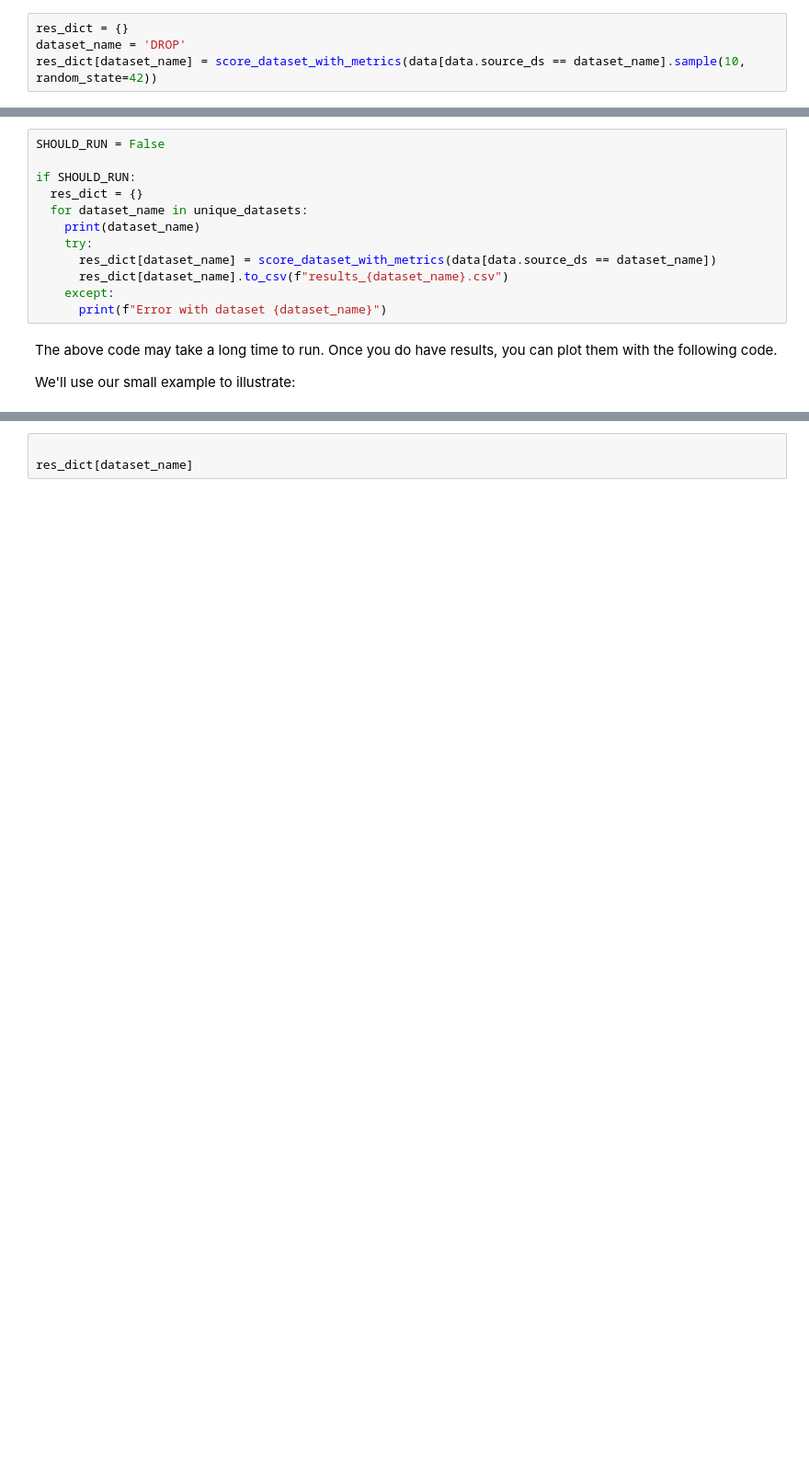
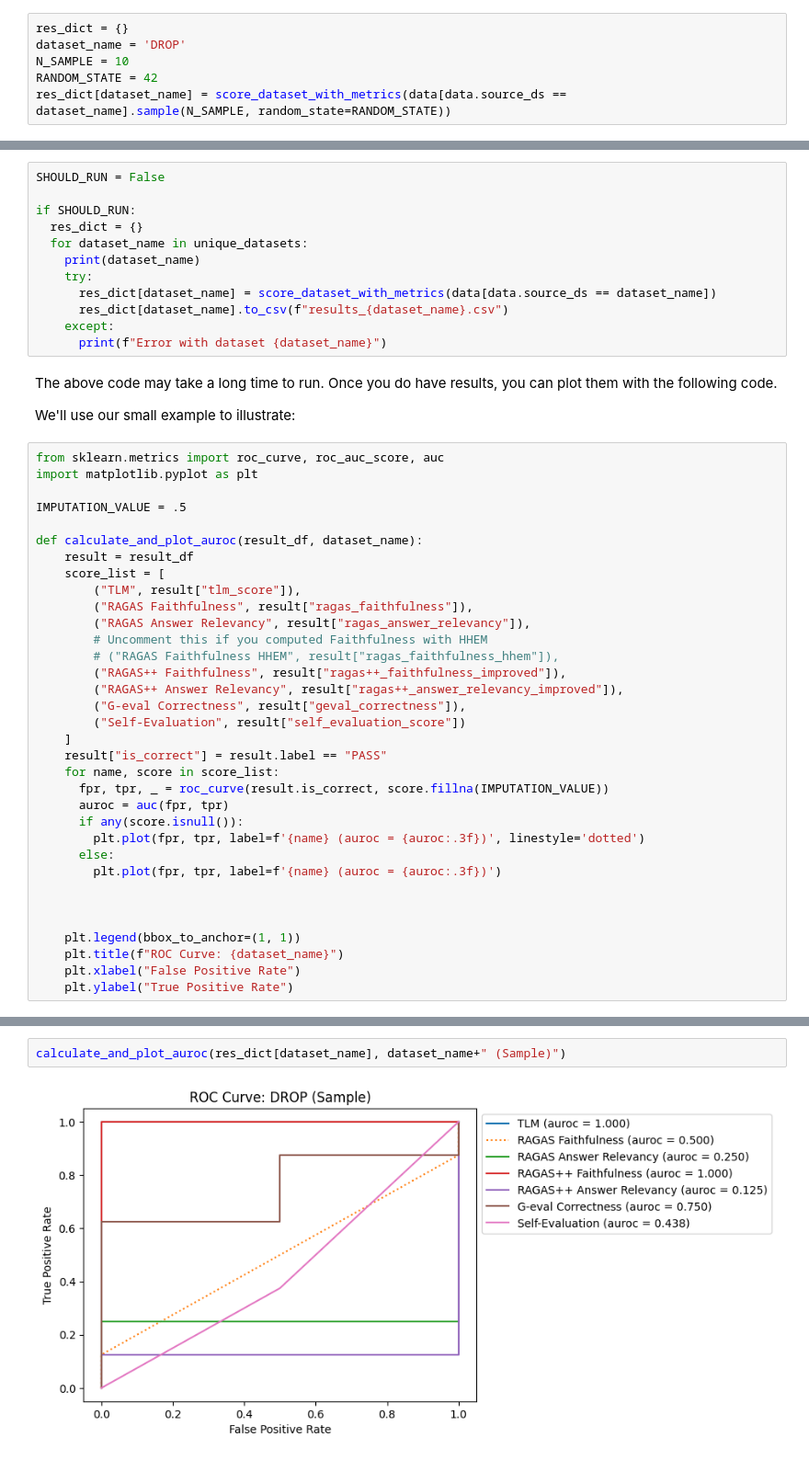
Before and after one commit to cleanlab/cleanlab-tools, a Jupyter notebook: benchmarking_hallucination_metrics/benchmark_hallucination_metrics.ipynb, the cells around one changed output, grey strips where cells are left out. Shown at 92% size. Saved outputs shown, nothing was run; the diff lists cells and outputs as text; blank space fills up the shorter version.

```diff
--- a/benchmarking_hallucination_metrics/benchmark_hallucination_metrics.ipynb
+++ b/benchmarking_hallucination_metrics/benchmark_hallucination_metrics.ipynb
@@ -335,5 +320,7 @@ Here we conduct a test run on a small subsection of the dataset:
 # %%
 res_dict = {}
 dataset_name = 'DROP'
-res_dict[dataset_name] = score_dataset_with_metrics(data[data.source_ds == dataset_name].sample(10, random_state=42))
+N_SAMPLE = 10
+RANDOM_STATE = 42
+res_dict[dataset_name] = score_dataset_with_metrics(data[data.source_ds == dataset_name].sample(N_SAMPLE, random_state=RANDOM_STATE))
 # %% [output]
@@ -378,3 +376,37 @@ if SHOULD_RUN:
 The above code may take a long time to run. Once you do have results, you can plot them with the following code.
 
 We'll use our small example to illustrate:
+# %%
+from sklearn.metrics import roc_curve, roc_auc_score, auc
+import matplotlib.pyplot as plt
+
+IMPUTATION_VALUE = .5
+
+def calculate_and_plot_auroc(result_df, dataset_name):
+    result = result_df
+    score_list = [
+        ("TLM", result["tlm_score"]),
+        ("RAGAS Faithfulness", result["ragas_faithfulness"]),
+        ("RAGAS Answer Relevancy", result["ragas_answer_relevancy"]),
+        # Uncomment this if you computed Faithfulness with HHEM
+        # ("RAGAS Faithfulness HHEM", result["ragas_faithfulness_hhem"]),
+        ("RAGAS++ Faithfulness", result["ragas++_faithfulness_improved"]),
+        ("RAGAS++ Answer Relevancy", result["ragas++_answer_relevancy_improved"]),
+        ("G-eval Correctness", result["geval_correctness"]),
+        ("Self-Evaluation", result["self_evaluation_score"])
+    ]
+    result["is_correct"] = result.label == "PASS"
+    for name, score in score_list:
+      fpr, tpr, _ = roc_curve(result.is_correct, score.fillna(IMPUTATION_VALUE))
+      auroc = auc(fpr, tpr)
+      if any(score.isnull()):
+        plt.plot(fpr, tpr, label=f'{name} (auroc = {auroc:.3f})', linestyle='dotted')
+      else:
+        plt.plot(fpr, tpr, label=f'{name} (auroc = {auroc:.3f})')
+
+
+
+    plt.legend(bbox_to_anchor=(1, 1))
+    plt.title(f"ROC Curve: {dataset_name}")
+    plt.xlabel("False Positive Rate")
+    plt.ylabel("True Positive Rate")
@@ -381,3 +425,4 @@ We'll use our small example to illustrate:
 # %%
-
-res_dict[dataset_name]
+calculate_and_plot_auroc(res_dict[dataset_name], dataset_name+" (Sample)")
+# %% [output]
+[figure, added]
```
Also changed, not shown: parts of 15 cells of this notebook.
